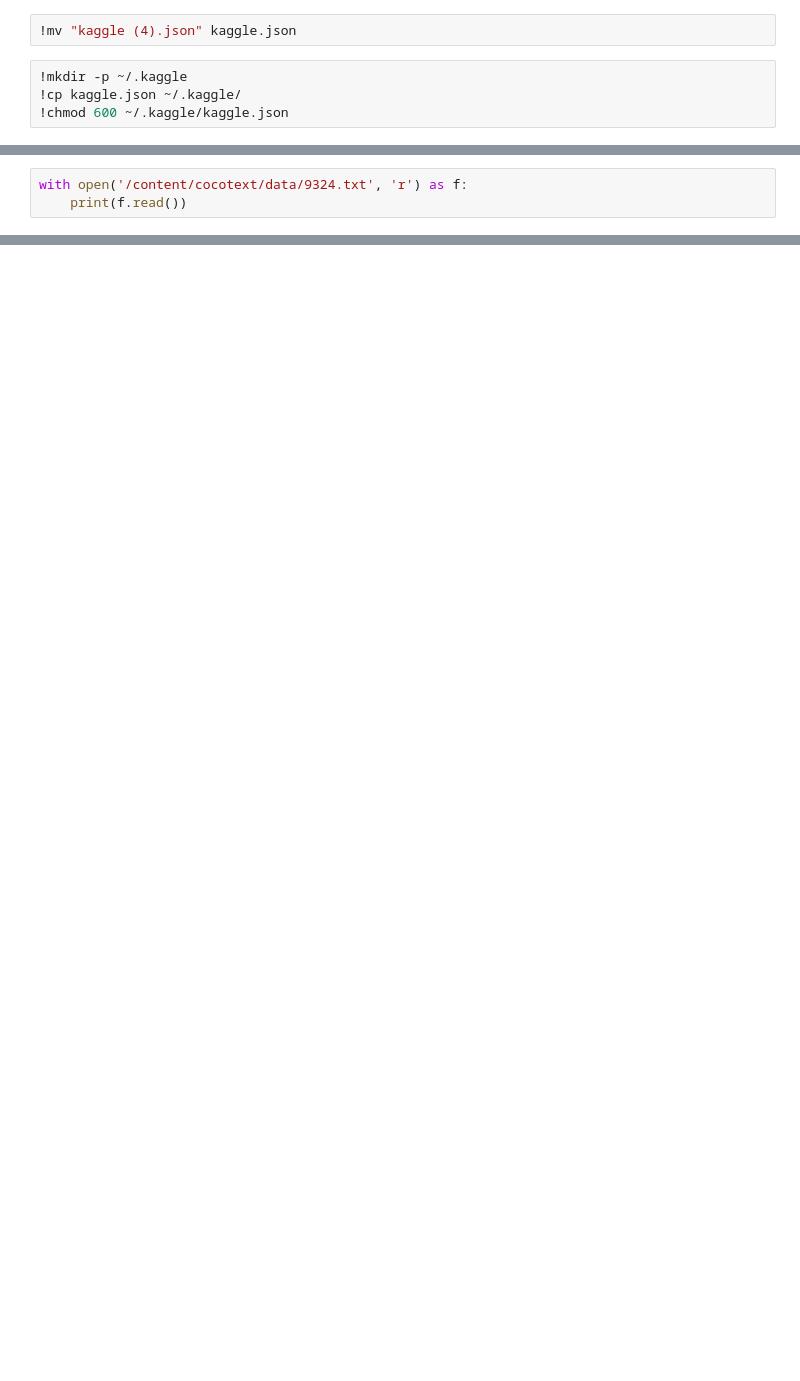
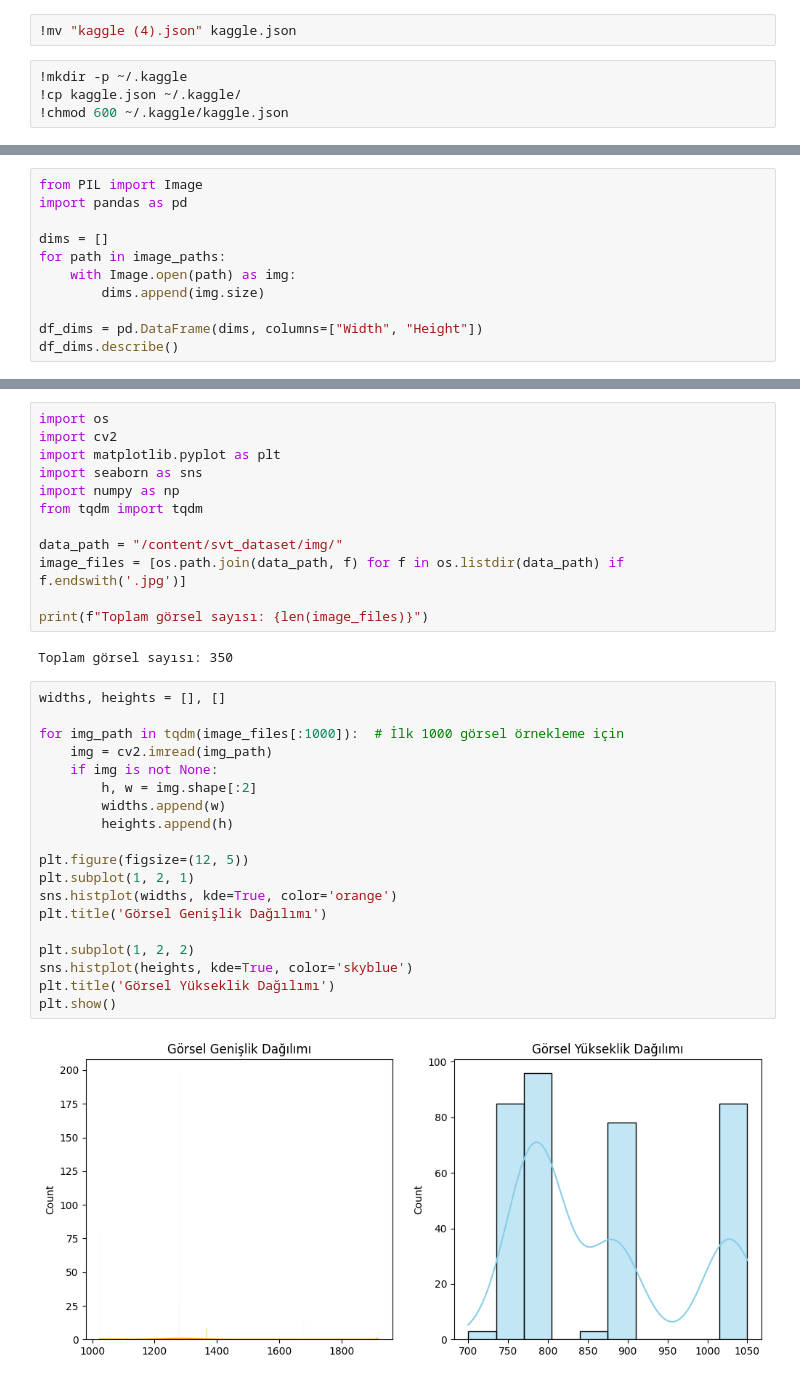
Before and after one commit to snmkrhn/G-rme_Engelliler_i-in_sokak-tabelalar-n-n-alg-lanmas-, a Jupyter notebook: görme_engelliler_için_sokak_tabelalarının_algılanması.ipynb, the cells around one changed output, grey strips where cells are left out. Drawn from its saved outputs; the diff is of its cells as text; blank space fills up the shorter version.

```diff
--- a/görme_engelliler_için_sokak_tabelalarının_algılanması.ipynb
+++ b/görme_engelliler_için_sokak_tabelalarının_algılanması.ipynb
@@ -39,0 +130,11 @@ Görüntülenen çıkış son 5000 satıra kısaltıldı.
+# %%
+from PIL import Image
+import pandas as pd
+
+dims = []
+for path in image_paths:
+    with Image.open(path) as img:
+        dims.append(img.size)
+
+df_dims = pd.DataFrame(dims, columns=["Width", "Height"])
+df_dims.describe()
@@ -64,3 +164,0 @@ Görüntülenen çıkış son 5000 satıra kısaltıldı.
-# %%
-with open('/content/cocotext/data/9324.txt', 'r') as f:
-    print(f.read())
@@ -105,0 +165,35 @@ FileNotFoundError: [Errno 2] No such file or directory: '/content/cocotext/cocot
+# %%
+import os
+import cv2
+import matplotlib.pyplot as plt
+import seaborn as sns
+import numpy as np
+from tqdm import tqdm
+
+data_path = "/content/svt_dataset/img/"
+image_files = [os.path.join(data_path, f) for f in os.listdir(data_path) if f.endswith('.jpg')]
+
+print(f"Toplam görsel sayısı: {len(image_files)}")
+# %% [output]
+Toplam görsel sayısı: 350
+# %%
+widths, heights = [], []
+
+for img_path in tqdm(image_files[:1000]):  # İlk 1000 görsel örnekleme için
+    img = cv2.imread(img_path)
+    if img is not None:
+        h, w = img.shape[:2]
+        widths.append(w)
+        heights.append(h)
+
+plt.figure(figsize=(12, 5))
+plt.subplot(1, 2, 1)
+sns.histplot(widths, kde=True, color='orange')
+plt.title('Görsel Genişlik Dağılımı')
+
+plt.subplot(1, 2, 2)
+sns.histplot(heights, kde=True, color='skyblue')
+plt.title('Görsel Yükseklik Dağılımı')
+plt.show()
+# %% [output]
+[figure, added]
```
Also changed, not shown: parts of 28 cells of this notebook.
